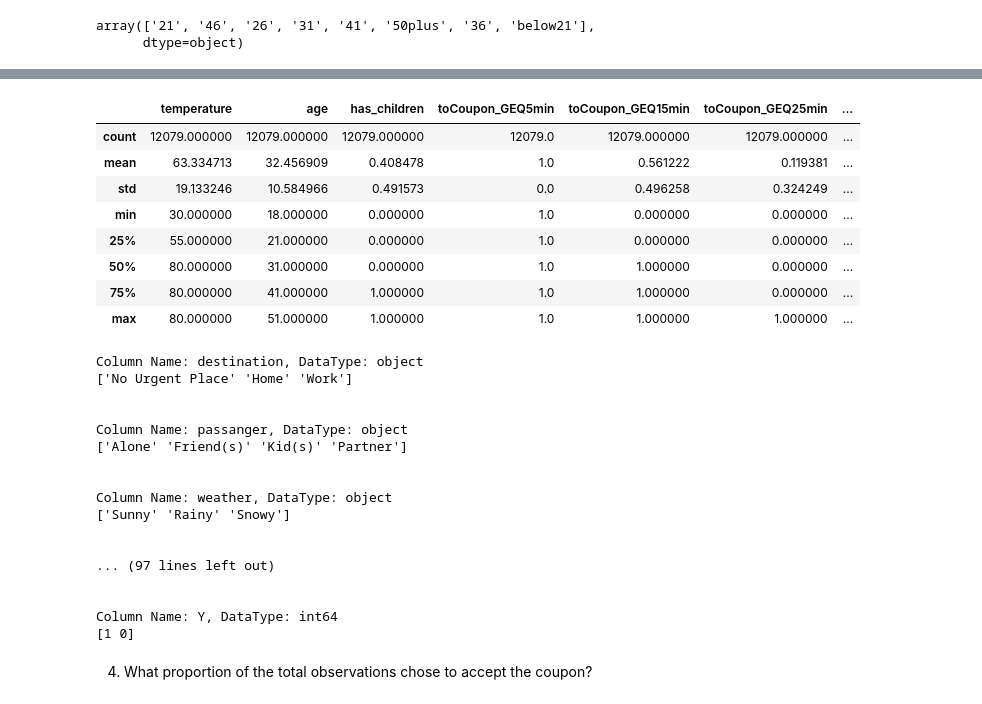
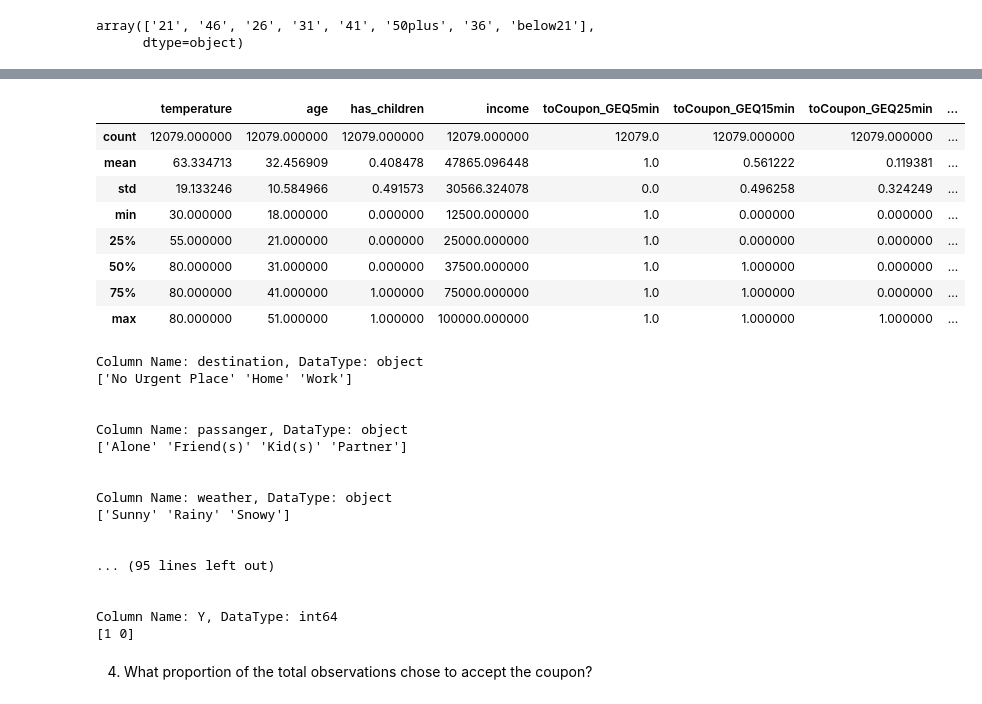
Before and after one commit to weslylaboy/will-a-customer-accepts-the-coupon, a Jupyter notebook: prompt.ipynb, the cells around one changed output, grey strips where cells are left out. Cells and saved outputs as stored; diff of their text form; code cells hidden in the pictures.

```diff
--- a/prompt.ipynb
+++ b/prompt.ipynb
@@ -134,12 +133,12 @@ def print_columns_unique_values(df):
 3. Decide what to do about your missing data -- drop, replace, other...
 # %%
 # Create a copy of the original data.
-df = data
+working_data = data
 
-# There are 12,684 rows and df['cars'] has 12,576 nan values. Drop the column
-df = df.drop(columns=['car'])
+# There are 12,684 rows and working_data['cars'] has 12,576 nan values. Drop the column
+working_data = working_data.drop(columns=['car'])
 
-df.isna().sum()
+working_data.isna().sum()
 # %% [output]
 destination               0
 passanger                 0
@@ -161,9 +160,9 @@ dtype: int64
 # %%
 # The columns Bar, CoffeeHouse, CarryAway, RestaurantLessThan20, Restarant20To50 has nan. These rows represent less than 5% of the total 12,684 rows. Drop these rows
 
-df.dropna(subset=['Bar', 'CoffeeHouse', 'CarryAway', 'RestaurantLessThan20', 'Restaurant20To50'], inplace=True)
+working_data.dropna(subset=['Bar', 'CoffeeHouse', 'CarryAway', 'RestaurantLessThan20', 'Restaurant20To50'], inplace=True)
 
-df.isna().sum()
+working_data.isna().sum()
 # %% [output]
 destination             0
 passanger               0
@@ -193,14 +192,14 @@ array(['21', '46', '26', '31', '41', '50plus', '36', 'below21'],
 # There are two string values in age 50plus and below21. Convert these to int values 51 and 18 respectively.
 
 
-df['age'] = df['age'].replace({'50plus': '51', 'below21': '18'})
+working_data['age'] = working_data['age'].replace({'50plus': '51', 'below21': '18'})
 
-df['age'].info()
+working_data['age'].info()
 
 # Convert age to numeric
-df['age'] = pd.to_numeric(df['age'], errors='coerce')
+working_data['age'] = pd.to_numeric(working_data['age'], errors='coerce')
 
-df.isna().sum()
+working_data.isna().sum()
 # %% [output]
 <class 'pandas.core.series.Series'>
 Index: 12079 entries, 22 to 12683
@@ -227,3 +226,20 @@ direction_same          0
 direction_opp           0
 Y                       0
 dtype: int64
+# %%
+''' Convert income to int datatype. For this case the format of the row is "${min_amount} - ${max_amount}" with special cases like
+"Less than $12500" and "$100000 or More". I will use the min_amount for regular cases and remove the dollar sign, for special cases, "Less than $12500" I will replace this value with 12500, and  "$100000 or More" will be replaced with 100000.
+'''
+
+def clean_income(income):
+    if income == "Less than $12500":
+        return 12_500
+    elif income == "$100000 or More":
+        return 100_000
+    else:
+        parsed_income = income.split("-")[0].replace("$", "")
+        return int(parsed_income)
+
+working_data['income'] = working_data['income'].apply(clean_income)
+
+working_data
@@ -230,17 +260,17 @@ dtype: int64
 # %%
-df.describe()
+working_data.describe()
 # %% [output]
-|  | temperature | age | has_children | toCoupon_GEQ5min | toCoupon_GEQ15min | toCoupon_GEQ25min | ... |
-| count | 12079.000000 | 12079.000000 | 12079.000000 | 12079.0 | 12079.000000 | 12079.000000 | ... |
-| mean | 63.334713 | 32.456909 | 0.408478 | 1.0 | 0.561222 | 0.119381 | ... |
-| std | 19.133246 | 10.584966 | 0.491573 | 0.0 | 0.496258 | 0.324249 | ... |
-| min | 30.000000 | 18.000000 | 0.000000 | 1.0 | 0.000000 | 0.000000 | ... |
-| 25% | 55.000000 | 21.000000 | 0.000000 | 1.0 | 0.000000 | 0.000000 | ... |
-| 50% | 80.000000 | 31.000000 | 0.000000 | 1.0 | 1.000000 | 0.000000 | ... |
-| 75% | 80.000000 | 41.000000 | 1.000000 | 1.0 | 1.000000 | 0.000000 | ... |
-| max | 80.000000 | 51.000000 | 1.000000 | 1.0 | 1.000000 | 1.000000 | ... |
+|  | temperature | age | has_children | income | toCoupon_GEQ5min | toCoupon_GEQ15min | toCoupon_GEQ25min | ... |
+| count | 12079.000000 | 12079.000000 | 12079.000000 | 12079.000000 | 12079.0 | 12079.000000 | 12079.000000 | ... |
+| mean | 63.334713 | 32.456909 | 0.408478 | 47865.096448 | 1.0 | 0.561222 | 0.119381 | ... |
+| std | 19.133246 | 10.584966 | 0.491573 | 30566.324078 | 0.0 | 0.496258 | 0.324249 | ... |
+| min | 30.000000 | 18.000000 | 0.000000 | 12500.000000 | 1.0 | 0.000000 | 0.000000 | ... |
+| 25% | 55.000000 | 21.000000 | 0.000000 | 25000.000000 | 1.0 | 0.000000 | 0.000000 | ... |
+| 50% | 80.000000 | 31.000000 | 0.000000 | 37500.000000 | 1.0 | 1.000000 | 0.000000 | ... |
+| 75% | 80.000000 | 41.000000 | 1.000000 | 75000.000000 | 1.0 | 1.000000 | 0.000000 | ... |
+| max | 80.000000 | 51.000000 | 1.000000 | 100000.000000 | 1.0 | 1.000000 | 1.000000 | ... |
 # %%
-print_columns_unique_values(df)
+print_columns_unique_values(working_data)
 # %% [output]
 Column Name: destination, DataType: object
 ['No Urgent Place' 'Home' 'Work']
@@ -254,7 +284,7 @@ Column Name: weather, DataType: object
 ['Sunny' 'Rainy' 'Snowy']
 
 
-... (97 lines left out)
+... (95 lines left out)
 
 
 Column Name: Y, DataType: int64
```
Also changed, not shown: parts of 14 cells of this notebook.
